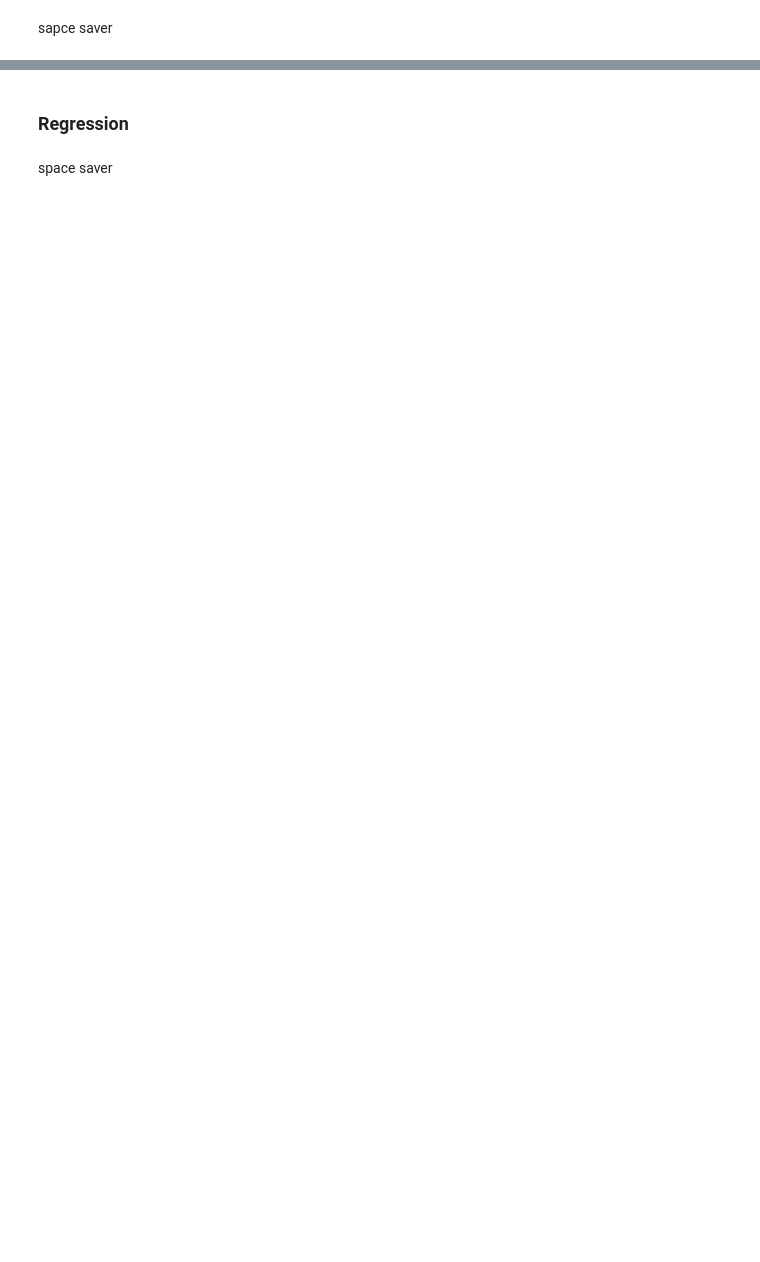
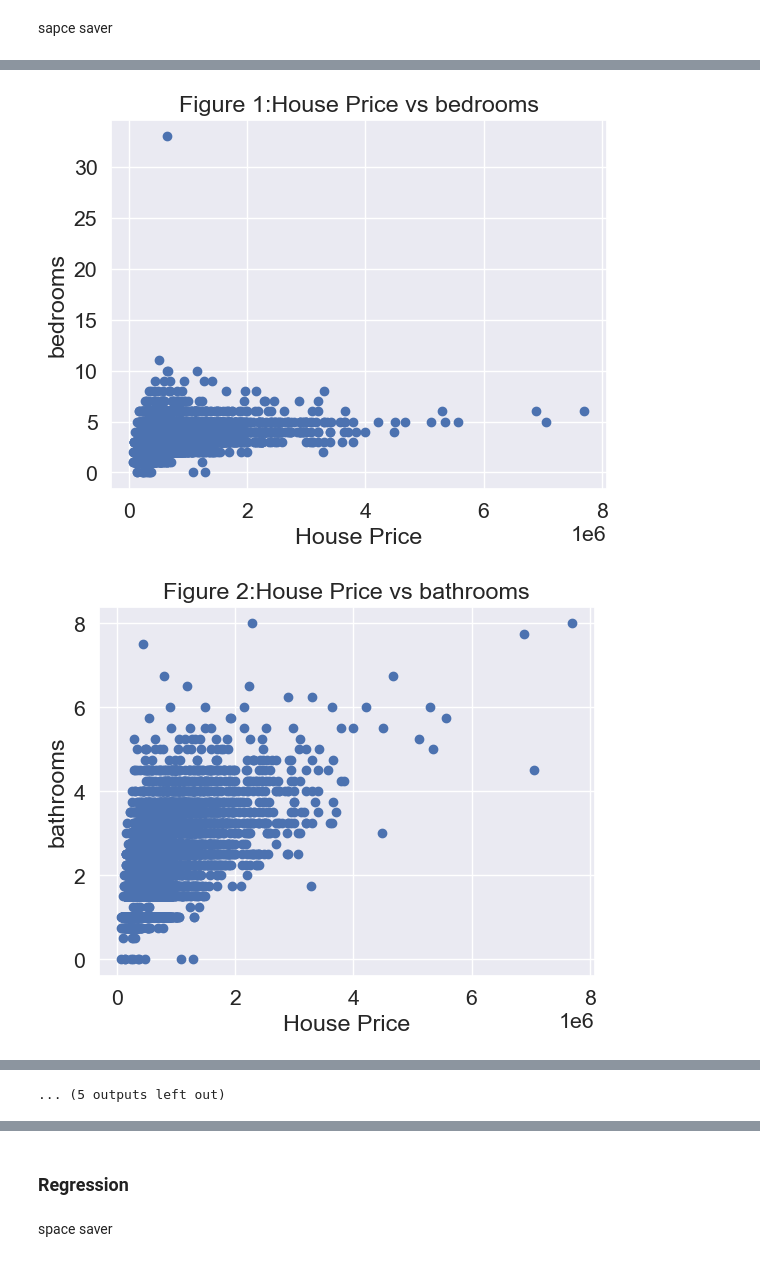
Before and after one commit to laurabrin/KingCountyHouseSales, a Jupyter notebook: KingCountyHouseSales.ipynb, the cells around one changed output, grey strips where cells are left out. Saved outputs shown, nothing was run; the diff lists cells and outputs as text; code cells hidden in the pictures; blank space fills up the shorter version.

Commit message:
cleaning and visualization

```diff
--- a/KingCountyHouseSales.ipynb
+++ b/KingCountyHouseSales.ipynb
@@ -41,0 +149,2 @@ sapce saver
+# %%
+df_clean["yr_renovated"].replace(0,np.NaN, inplace=True)
@@ -41,0 +157,2 @@ sapce saver
+# %%
+df_clean["waterfront"]=df_clean["waterfront"].astype(bool)
@@ -41,0 +165,4 @@ sapce saver
+# %%
+df_clean["grade"]=pd.cut(df_clean["grade"],bins=[1,4,11,13],labels=["low","average","high"])
+# %%
+df_clean=pd.get_dummies(df_clean, columns=["grade"],prefix="grade", drop_first=True)
@@ -41,0 +245,14 @@ sapce saver
+# %%
+features=df_clean.columns
+features=features.drop(["id","date","price","grade_average","grade_high"])
+graph=1
+for col in features:
+    fig=plt.scatter(df_clean["price"],df_clean[col])
+    plt.xlabel("House Price")
+    plt.ylabel(f"{col}")
+    plt.title(f"Figure {graph}:House Price vs {col}")
+    plt.show()
+    graph+=1
+# %% [output]
+[figure, added]
+[figure, added]
@@ -41,0 +269 @@ sapce saver
+... (5 outputs left out)
```
Also changed, not shown: parts of 31 cells of this notebook.
